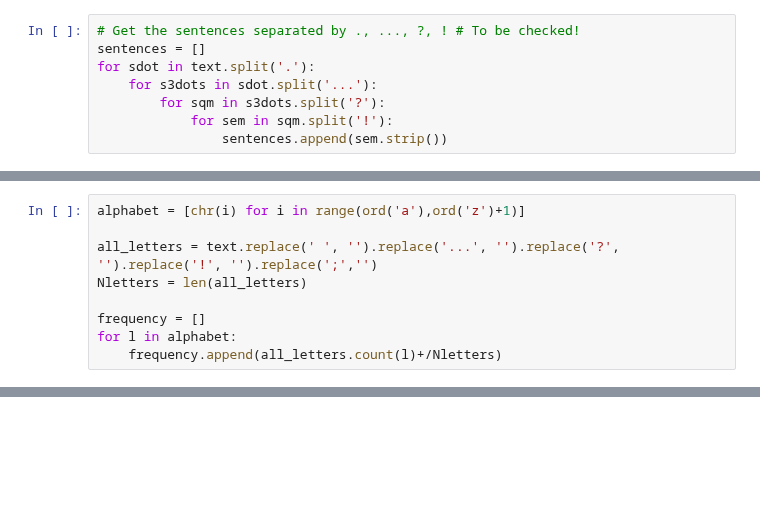
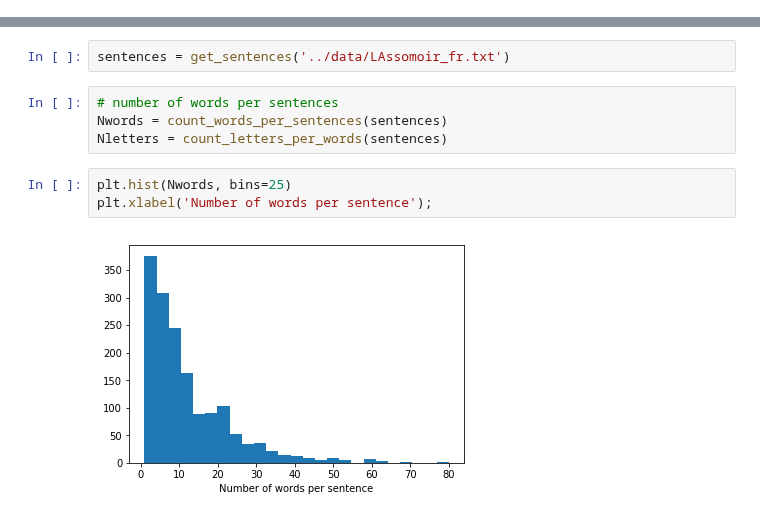
Before and after one commit to rmadar/lecture-python, a Jupyter notebook: lectures/projects/1-TextAnalysis.ipynb, the cells around one changed output, grey strips where cells are left out. Drawn from its saved outputs; the diff is of its cells as text; blank space fills up the shorter version.

```diff
--- a/lectures/projects/1-TextAnalysis.ipynb
+++ b/lectures/projects/1-TextAnalysis.ipynb
@@ -13,8 +0,0 @@ len(text)
-# %%
-# Get the sentences separated by ., ..., ?, ! # To be checked!
-sentences = []
-for sdot in text.split('.'):
-    for s3dots in sdot.split('...'):
-        for sqm in s3dots.split('?'):
-            for sem in sqm.split('!'):
-                sentences.append(sem.strip())
@@ -34,9 +0,0 @@ plt.hist(Nwords, bins=25);
-# %%
-alphabet = [chr(i) for i in range(ord('a'),ord('z')+1)]
-
-all_letters = text.replace(' ', '').replace('...', '').replace('?', '').replace('!', '').replace(';','')
-Nletters = len(all_letters)
-
-frequency = []
-for l in alphabet:
-    frequency.append(all_letters.count(l)+/Nletters)
@@ -46,0 +54,11 @@ plt.bar(x=alphabet, height=frequency);
+# %%
+sentences = get_sentences('../data/LAssomoir_fr.txt')
+# %%
+# number of words per sentences
+Nwords = count_words_per_sentences(sentences)
+Nletters = count_letters_per_words(sentences)
+# %%
+plt.hist(Nwords, bins=25)
+plt.xlabel('Number of words per sentence');
+# %% [output]
+[figure, added]
```
Also changed, not shown: parts of 11 cells of this notebook, 1 other file.
